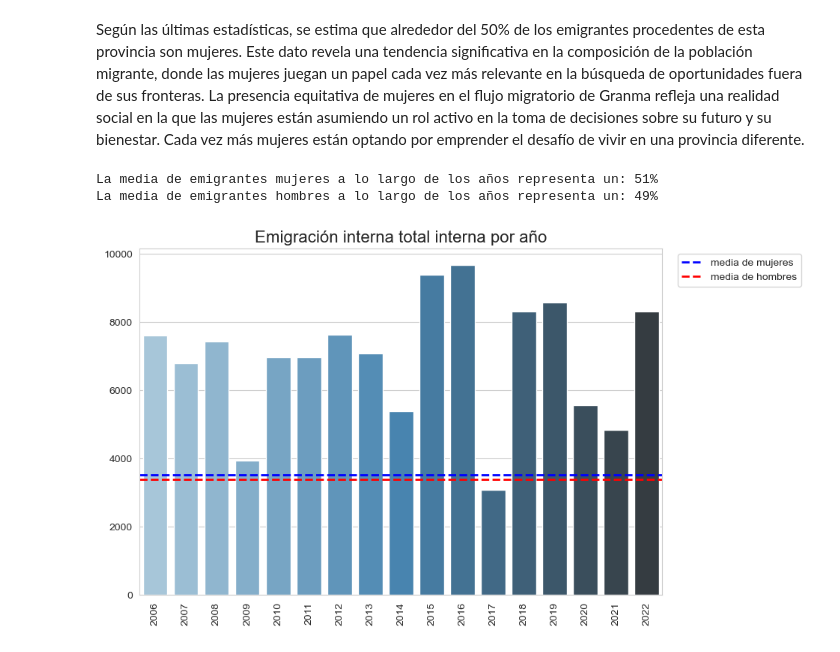
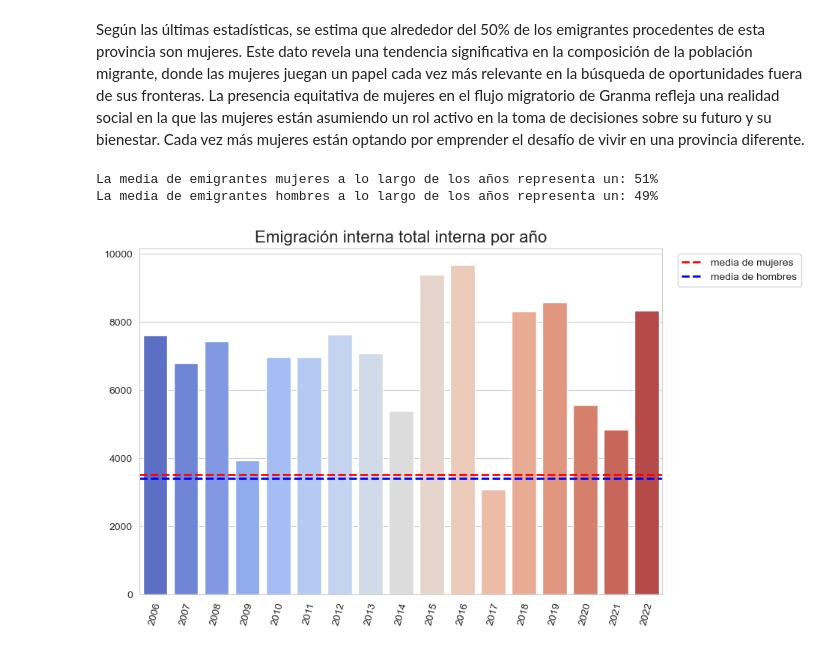
Before and after one commit to ALbertE03/ALbertICD, a Jupyter notebook: Proyecto Final de ICD/ICD.ipynb, the cells around one changed output. Cells and saved outputs as stored; diff of their text form; code cells hidden in the pictures.

```diff
--- a/Proyecto Final de ICD/ICD.ipynb
+++ b/Proyecto Final de ICD/ICD.ipynb
@@ -98,35 +98,36 @@ total=sumaH_M.sum(axis=1)
 #transpuesta a la matriz de mujeres
 proviMT=proviM.T
 #sumar las filas de la matriz transpuesta de mujeres
 totalM=proviMT.sum(axis=1)
 #restamos total-total de mujeres y obtenemos el total de los hombres en cada año
 totalH=total-totalM
 #calcuamos la media de hombres y mujeres
 mediaH=round(np.mean(totalH))
 mediaM=round(np.mean(totalM))
 #media del porciento de mujeres y hombres y despues lo redondeo
 porcientoM=round(((totalM/total)*100).mean())
 porcientoH=round(((totalH/total)*100).mean())
+
 print(f"La media de emigrantes mujeres a lo largo de los años representa un: {porcientoM}%")
 print(f"La media de emigrantes hombres a lo largo de los años representa un: {porcientoH}%")
 #ajustamos el tamaño de la gráfica
 plt.figure(figsize=(9, 6))
-sns.barplot(x=[x for x in granma['años']if x>=2006],y=totalMigrantes, palette = "Blues_d")
+sns.barplot(x=[x for x in granma['años']if x>=2006],y=totalMigrantes, palette = "coolwarm")
 # Obtener los ejes actuales
 ax = plt.gca()
 #Configurar el ángulo de rotación en el eje x
-ax.set_xticklabels(ax.get_xticklabels(), rotation=90)
+ax.set_xticklabels(ax.get_xticklabels(), rotation=75)
 #añadimos titulo
 plt.title('Emigración interna total interna por año', fontsize=16)
 #agregamos las medias al gráfico
-plt.axhline(y=mediaM, color='b', linestyle='--', linewidth=2,label="media de mujeres")
-plt.axhline(y=mediaH, color='r', linestyle='--', linewidth=2,label="media de hombres")
+plt.axhline(y=mediaM, color='r', linestyle='--', linewidth=2,label="media de mujeres")
+plt.axhline(y=mediaH, color='b', linestyle='--', linewidth=2,label="media de hombres")
 
 #mostramos la leyenda
 plt.legend(bbox_to_anchor=(1.02, 1), loc='upper left')
 #mostramos el gráfico
 plt.show()
 # %% [output]
 La media de emigrantes mujeres a lo largo de los años representa un: 51%
 La media de emigrantes hombres a lo largo de los años representa un: 49%
-[figure, old version]
+[figure, new version]
```
Also changed, not shown: parts of 4 cells of this notebook, 2 other files.
